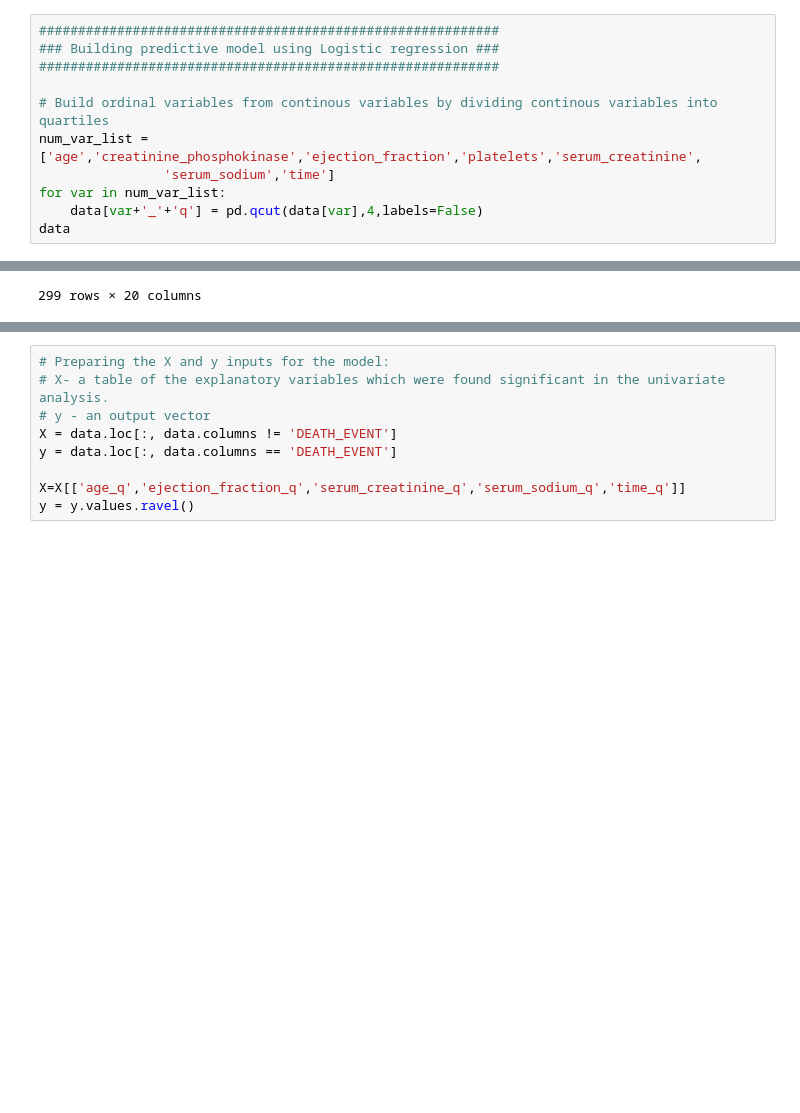
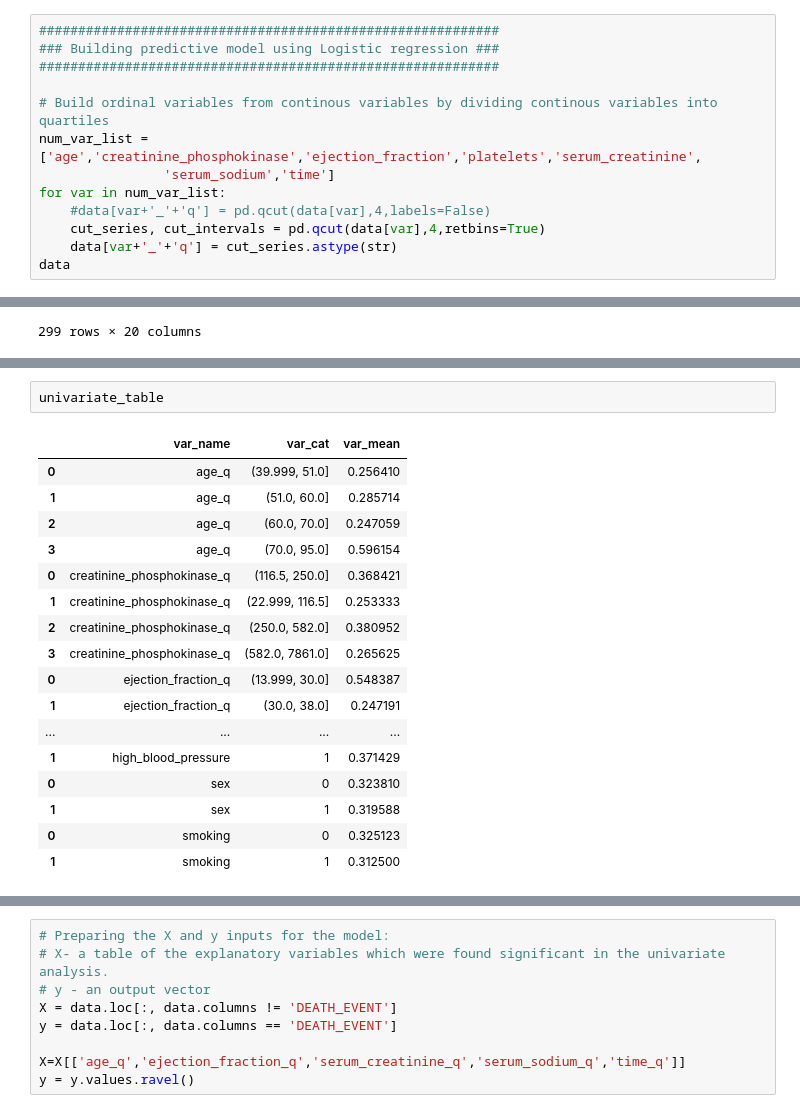
Before and after one commit to liatwulffhart/Clinical-data-project, a Jupyter notebook: clinical_data_project.ipynb, the cells around one changed output, grey strips where cells are left out. Saved outputs shown, nothing was run; the diff lists cells and outputs as text; blank space fills up the shorter version.

Commit message:
add labels

```diff
--- a/clinical_data_project.ipynb
+++ b/clinical_data_project.ipynb
@@ -39,7 +44,9 @@ data
 num_var_list = ['age','creatinine_phosphokinase','ejection_fraction','platelets','serum_creatinine',
                 'serum_sodium','time']
 for var in num_var_list:
-    data[var+'_'+'q'] = pd.qcut(data[var],4,labels=False)
+    #data[var+'_'+'q'] = pd.qcut(data[var],4,labels=False)
+    cut_series, cut_intervals = pd.qcut(data[var],4,retbins=True)
+    data[var+'_'+'q'] = cut_series.astype(str)
 data
 # %% [output]
 |  | age | anaemia | creatinine_phosphokinase | diabetes | ejection_fraction | high_blood_pressure | platelets | ... |
@@ -98,0 +92,20 @@ print(pvalues_table)
+# %%
+univariate_table
+# %% [output]
+|  | var_name | var_cat | var_mean |
+| 0 | age_q | (39.999, 51.0] | 0.256410 |
+| 1 | age_q | (51.0, 60.0] | 0.285714 |
+| 2 | age_q | (60.0, 70.0] | 0.247059 |
+| 3 | age_q | (70.0, 95.0] | 0.596154 |
+| 0 | creatinine_phosphokinase_q | (116.5, 250.0] | 0.368421 |
+| 1 | creatinine_phosphokinase_q | (22.999, 116.5] | 0.253333 |
+| 2 | creatinine_phosphokinase_q | (250.0, 582.0] | 0.380952 |
+| 3 | creatinine_phosphokinase_q | (582.0, 7861.0] | 0.265625 |
+| 0 | ejection_fraction_q | (13.999, 30.0] | 0.548387 |
+| 1 | ejection_fraction_q | (30.0, 38.0] | 0.247191 |
+| ... | ... | ... | ... |
+| 1 | high_blood_pressure | 1 | 0.371429 |
+| 0 | sex | 0 | 0.323810 |
+| 1 | sex | 1 | 0.319588 |
+| 0 | smoking | 0 | 0.325123 |
+| 1 | smoking | 1 | 0.312500 |
```
Also changed, not shown: parts of 13 cells of this notebook.
